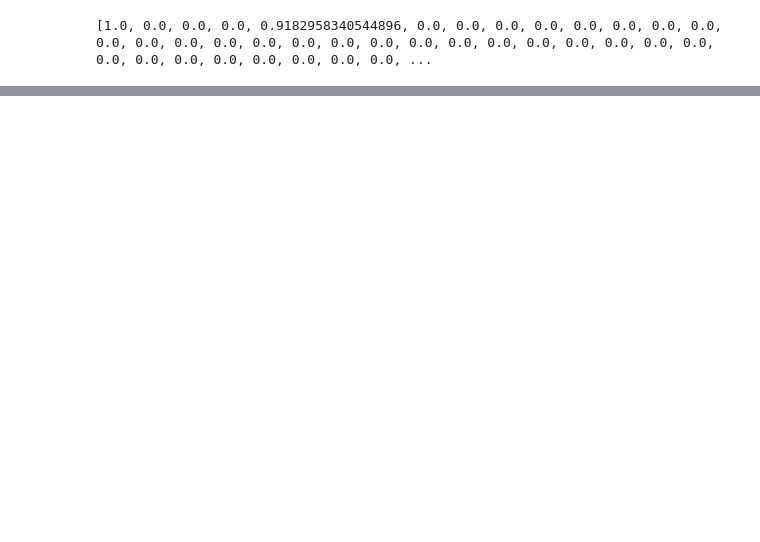
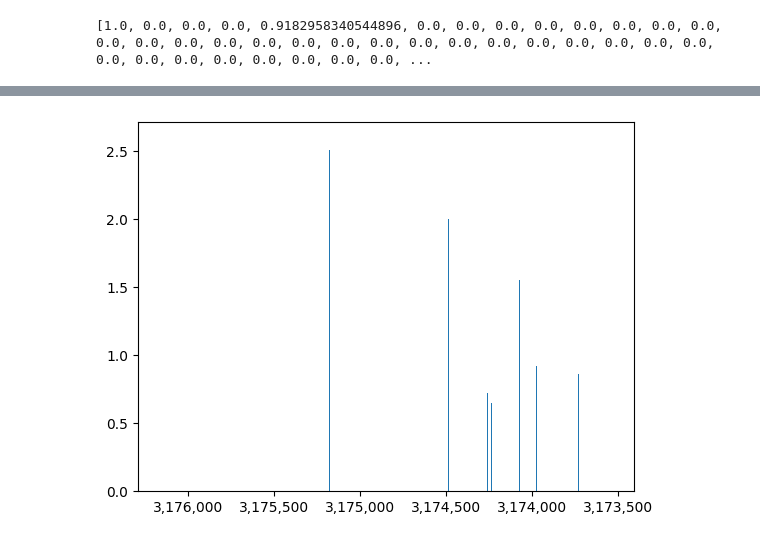
Before and after one commit to parkjongseung/JS_bioinformatics_project, a Jupyter notebook: free_extension_cp/free extension.ipynb, the cells around one changed output, grey strips where cells are left out. Saved outputs shown, nothing was run; the diff lists cells and outputs as text; code cells hidden in the pictures; blank space fills up the shorter version.

```diff
--- a/free_extension_cp/free extension.ipynb
+++ b/free_extension_cp/free extension.ipynb
@@ -313,3 +312,16 @@ See the caveats in the documentation: https://pandas.pydata.org/pandas-docs/stab
+# %%
+import matplotlib.pyplot as plt
+from matplotlib.ticker import FuncFormatter
+
+def format_func(value, tick_number):
+    return f"{int(value):,}"
+
+plt.bar(pileup3_FLC['Start'], pileup3_FLC['Entropy'])
+plt.gca().invert_xaxis()
+plt.gca().xaxis.set_major_formatter(FuncFormatter(format_func))
+plt.show()
+# %% [output]
+[figure, added]
 # %%
 # bed format으로 바꾸기
 from fuc import pybed
```
Also changed, not shown: parts of 17 cells of this notebook.
